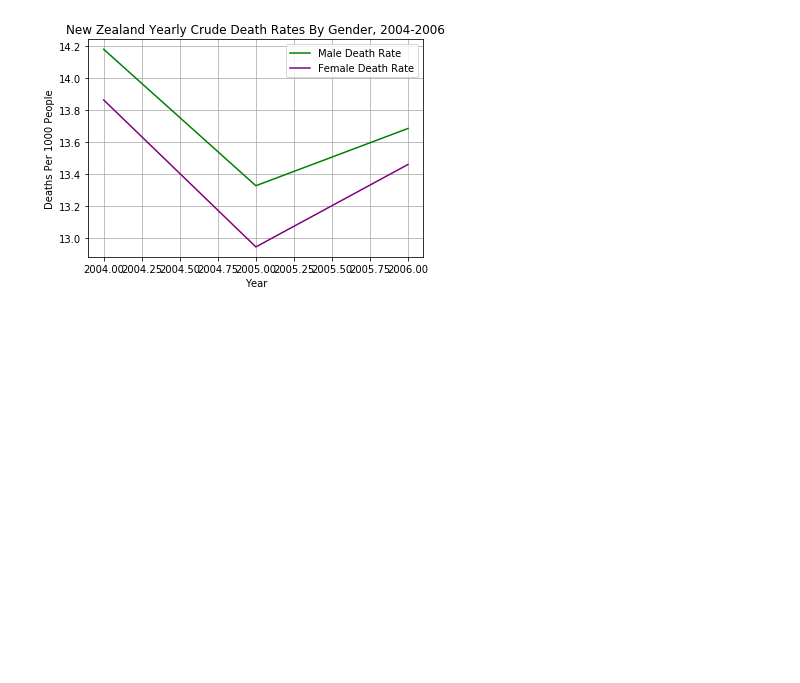
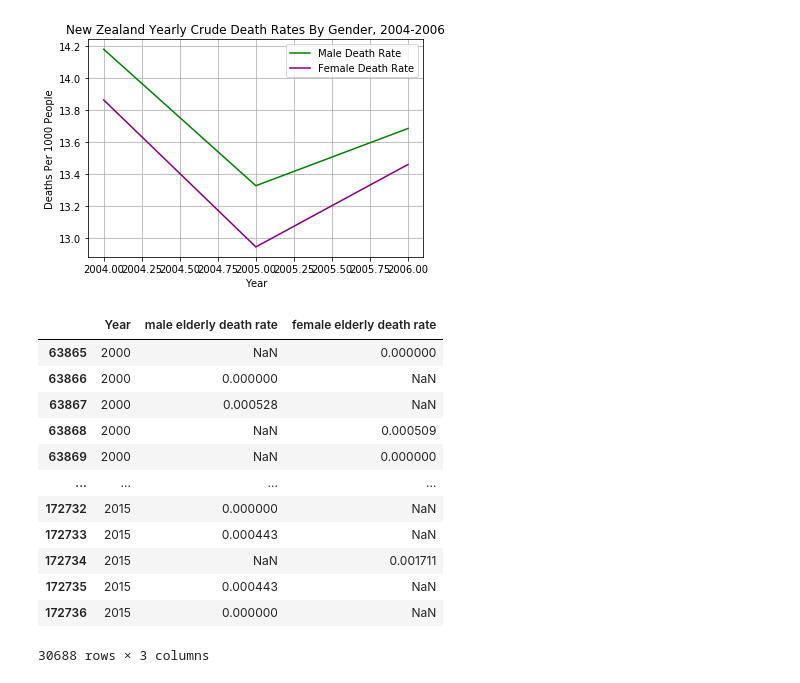
Before and after one commit to michael-grad/project-python-mortality-analysis, a Jupyter notebook: nz_analysis.ipynb, the cells around one changed output. Drawn from its saved outputs; the diff is of its cells as text; code cells hidden in the pictures; blank space fills up the shorter version.

```diff
--- a/nz_analysis.ipynb
+++ b/nz_analysis.ipynb
@@ -185,3 +191,47 @@ plt.grid()
 plt.show()
 # %% [output]
 [figure]
+# %%
+#cell 309 by Nicole Langford
+#creating new dataframe by gender and elderly pop
+#create new variables for year and CDRs
+
+all_elderly_df = all_countries_nl_df[["name", "Year", "Total Deaths", "Total Crude Death Rate", "Sex Label", "Older Elderly Age 80 and Above"]]
+all_elderly_df
+
+nz_eldery_deaths_df = all_elderly_df.loc[all_elderly_df["name"]== "New Zealand"]
+nz_eldery_deaths_df
+
+male_elderly_nz_df = nz_eldery_deaths_df.loc[nz_eldery_deaths_df["Sex Label"]== "Male"]
+male_elderly_nz_df
+
+female_elderly_nz_df = nz_eldery_deaths_df.loc[nz_eldery_deaths_df["Sex Label"]== "Female"]
+female_elderly_nz_df
+
+
+
+NZ_Year = nz_deaths_df["Year"]
+nz_male_elder_deaths = male_elderly_nz_df["Older Elderly Age 80 and Above"]
+nz_female_elder_deaths = female_elderly_nz_df["Older Elderly Age 80 and Above"]
+
+
+nz_elder_death_gender_dict = {"Year": NZ_Year,
+                            "male elderly death rate": nz_male_elder_deaths,
+                            "female elderly death rate": nz_female_elder_deaths
+                           }
+nz_elder_death_gender_df = pd.DataFrame(nz_elder_death_gender_dict)
+nz_elder_death_gender_df
+# %% [output]
+|  | Year | male elderly death rate | female elderly death rate |
+| 63865 | 2000 | NaN | 0.000000 |
+| 63866 | 2000 | 0.000000 | NaN |
+| 63867 | 2000 | 0.000528 | NaN |
+| 63868 | 2000 | NaN | 0.000509 |
+| 63869 | 2000 | NaN | 0.000000 |
+| ... | ... | ... | ... |
+| 172732 | 2015 | 0.000000 | NaN |
+| 172733 | 2015 | 0.000443 | NaN |
+| 172734 | 2015 | NaN | 0.001711 |
+| 172735 | 2015 | 0.000443 | NaN |
+| 172736 | 2015 | 0.000000 | NaN |
+30688 rows × 3 columns
```
Also changed, not shown: parts of 6 cells of this notebook, 1 other file.
